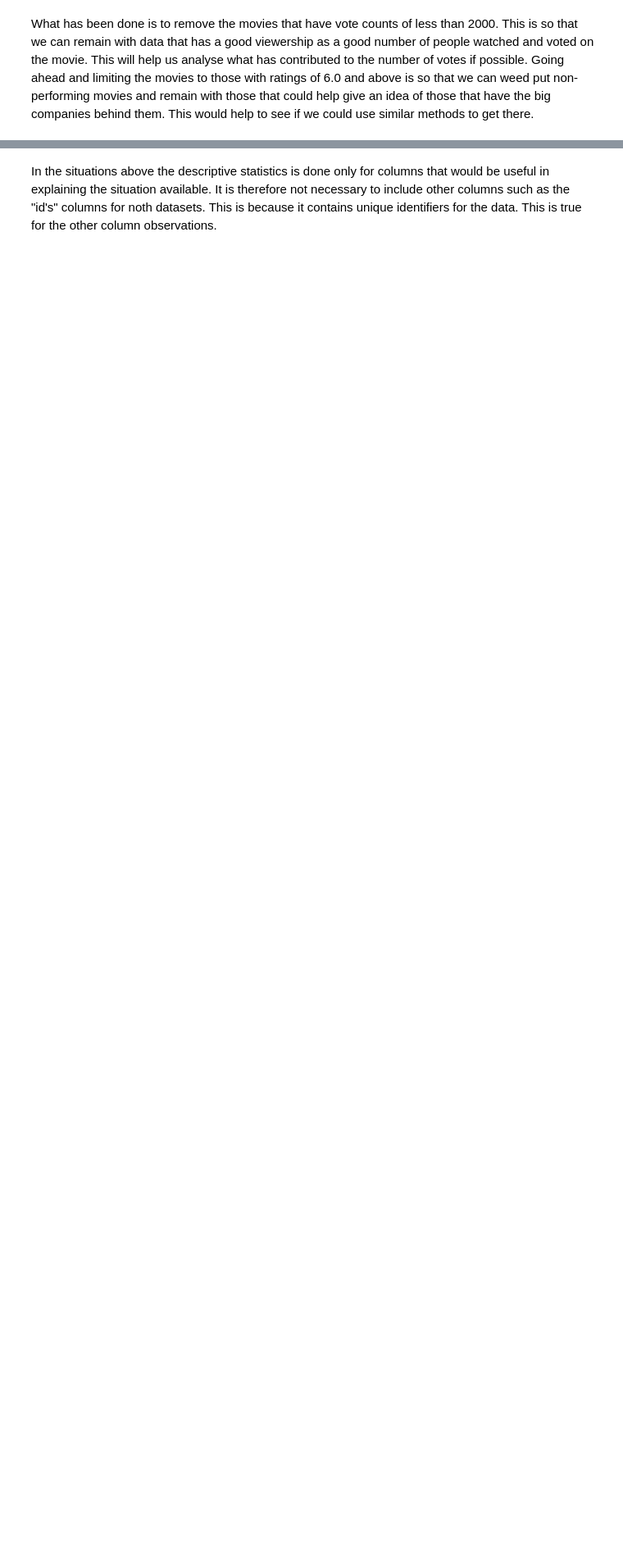
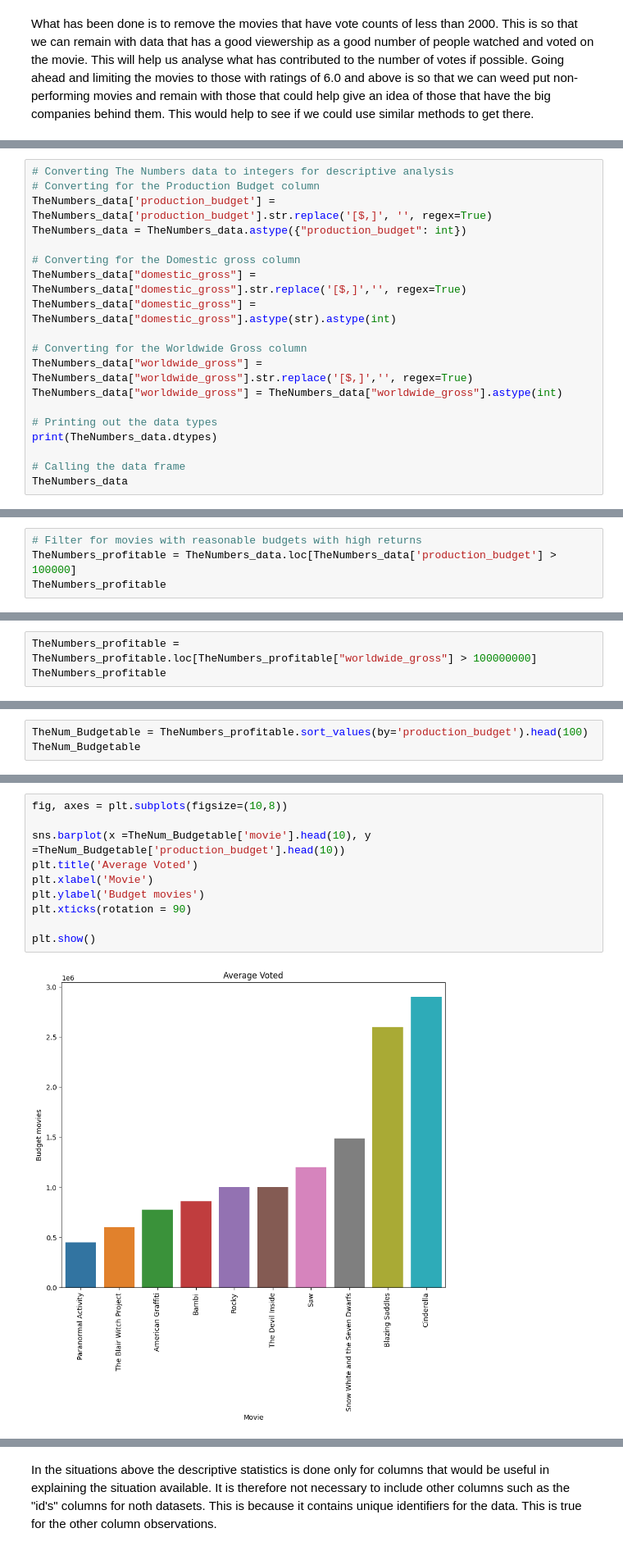
Before and after one commit to Ed-Odhiambo/dsc-phase-1-project-v2-4, a Jupyter notebook: working_project_edit.ipynb, the cells around one changed output, grey strips where cells are left out. Shown at 82% size. Saved outputs shown, nothing was run; the diff lists cells and outputs as text; blank space fills up the shorter version.

```diff
--- a/working_project_edit.ipynb
+++ b/working_project_edit.ipynb
@@ -326,0 +236,19 @@ tn_df_filtered
+# %%
+# Converting The Numbers data to integers for descriptive analysis
+# Converting for the Production Budget column
+TheNumbers_data['production_budget'] = TheNumbers_data['production_budget'].str.replace('[$,]', '', regex=True)
+TheNumbers_data = TheNumbers_data.astype({"production_budget": int})
+
+# Converting for the Domestic gross column
+TheNumbers_data["domestic_gross"] = TheNumbers_data["domestic_gross"].str.replace('[$,]','', regex=True)
+TheNumbers_data["domestic_gross"] = TheNumbers_data["domestic_gross"].astype(str).astype(int)
+
+# Converting for the Worldwide Gross column
+TheNumbers_data["worldwide_gross"] = TheNumbers_data["worldwide_gross"].str.replace('[$,]','', regex=True)
+TheNumbers_data["worldwide_gross"] = TheNumbers_data["worldwide_gross"].astype(int)
+
+# Printing out the data types
+print(TheNumbers_data.dtypes)
+
+# Calling the data frame
+TheNumbers_data
@@ -326,0 +276,4 @@ tn_df_filtered
+# %%
+# Filter for movies with reasonable budgets with high returns
+TheNumbers_profitable = TheNumbers_data.loc[TheNumbers_data['production_budget'] > 100000]
+TheNumbers_profitable
@@ -326,0 +294,3 @@ tn_df_filtered
+# %%
+TheNumbers_profitable = TheNumbers_profitable.loc[TheNumbers_profitable["worldwide_gross"] > 100000000]
+TheNumbers_profitable
@@ -326,0 +311,3 @@ tn_df_filtered
+# %%
+TheNum_Budgetable = TheNumbers_profitable.sort_values(by='production_budget').head(100)
+TheNum_Budgetable
@@ -326,0 +328,12 @@ tn_df_filtered
+# %%
+fig, axes = plt.subplots(figsize=(10,8))
+
+sns.barplot(x =TheNum_Budgetable['movie'].head(10), y =TheNum_Budgetable['production_budget'].head(10))
+plt.title('Average Voted')
+plt.xlabel('Movie')
+plt.ylabel('Budget movies')
+plt.xticks(rotation = 90)
+
+plt.show()
+# %% [output]
+[figure, added]
```
Also changed, not shown: parts of 42 cells of this notebook.
